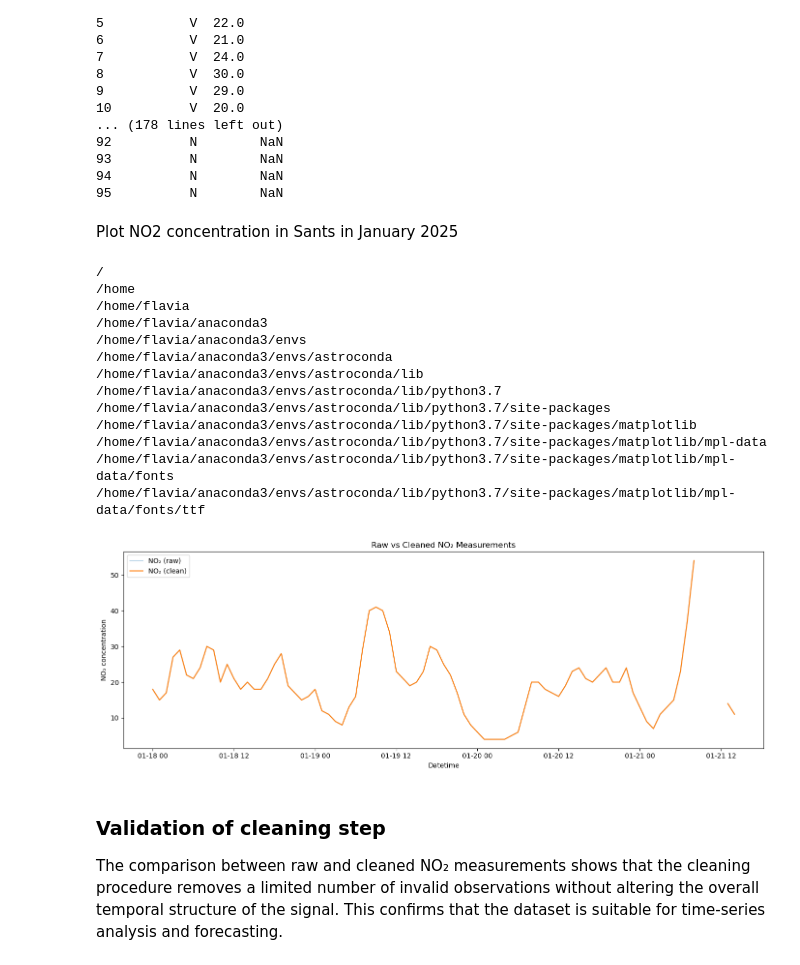
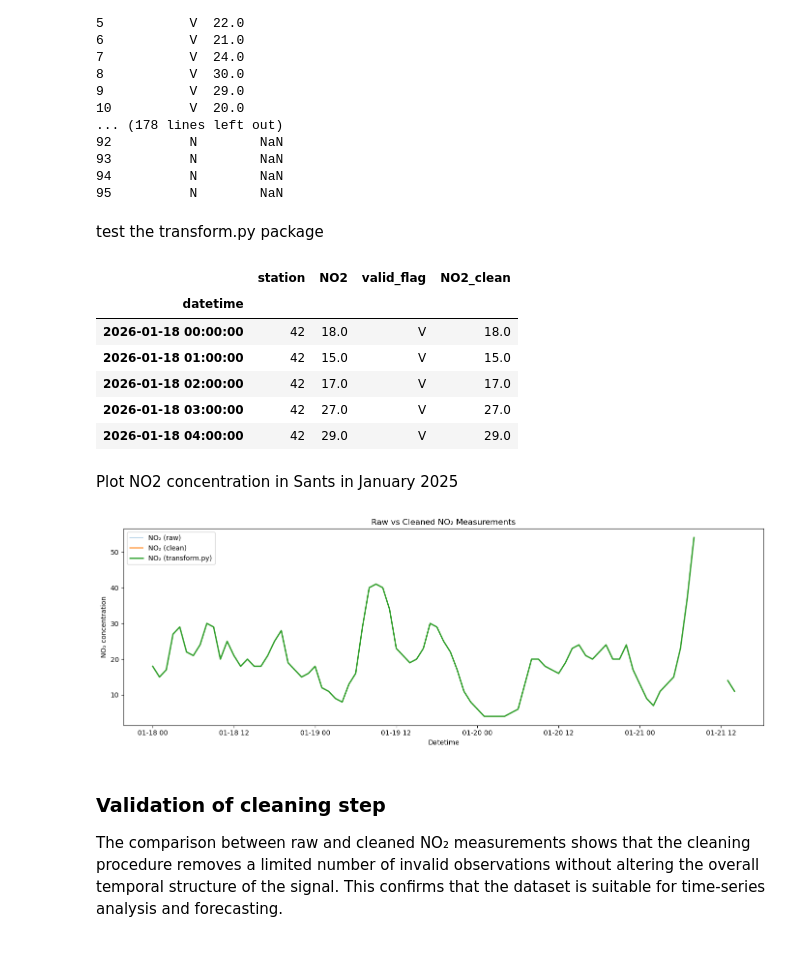
Before and after one commit to FlaviaAmadio/air-quality-forecasting, a Jupyter notebook: notebooks/01_eda.ipynb, the cells around one changed output. Cells and saved outputs as stored; diff of their text form; code cells hidden in the pictures.

Commit message:
making the first step of data reshaping package ready with transform.py

```diff
--- a/notebooks/01_eda.ipynb
+++ b/notebooks/01_eda.ipynb
@@ -207,47 +207,63 @@ print(df_long[['valid_flag', 'NO2_clean']].to_string(index=True))
 93          N        NaN
 94          N        NaN
 95          N        NaN
+# %% [markdown]
+test the transform.py package
+# %%
+import pandas as pd
+from src.transform import make_clean_no2_timeseries
+
+df = pd.read_csv("../data/air_quality.csv")
+
+df_ts = make_clean_no2_timeseries(
+    df,
+    station_id=42,
+    pollutant_code=8,
+)
+
+df_ts.head()
+# %% [output]
+|  | station | NO2 | valid_flag | NO2_clean |
+| datetime |  |  |  |  |
+| 2026-01-18 00:00:00 | 42 | 18.0 | V | 18.0 |
+| 2026-01-18 01:00:00 | 42 | 15.0 | V | 15.0 |
+| 2026-01-18 02:00:00 | 42 | 17.0 | V | 17.0 |
+| 2026-01-18 03:00:00 | 42 | 27.0 | V | 27.0 |
+| 2026-01-18 04:00:00 | 42 | 29.0 | V | 29.0 |
 # %% [markdown]
 Plot NO2 concentration in Sants in January 2025
 # %%
 plt.figure(figsize=(14, 5))
 
 plt.plot(
     df_long['datetime'],
     df_long['NO2'],
     label='NO₂ (raw)',
     alpha=0.3
 )
 
 plt.plot(
     df_long['datetime'],
     df_long['NO2_clean'],
     label='NO₂ (clean)',
     linewidth=1.5
 )
+plt.plot(
+    df_long['datetime'],
+    df_ts['NO2_clean'],
+    label='NO₂ (transform.py)',
+    linewidth=2.0
+)
 
 plt.xlabel('Datetime')
 plt.ylabel('NO₂ concentration')
 plt.title('Raw vs Cleaned NO₂ Measurements')
 plt.legend()
 
 plt.tight_layout()
 plt.show()
 # %% [output]
-/
-/home
-/home/flavia
-/home/flavia/anaconda3
-/home/flavia/anaconda3/envs
-/home/flavia/anaconda3/envs/astroconda
-/home/flavia/anaconda3/envs/astroconda/lib
-/home/flavia/anaconda3/envs/astroconda/lib/python3.7
-/home/flavia/anaconda3/envs/astroconda/lib/python3.7/site-packages
-/home/flavia/anaconda3/envs/astroconda/lib/python3.7/site-packages/matplotlib
-/home/flavia/anaconda3/envs/astroconda/lib/python3.7/site-packages/matplotlib/mpl-data
-/home/flavia/anaconda3/envs/astroconda/lib/python3.7/site-packages/matplotlib/mpl-data/fonts
-/home/flavia/anaconda3/envs/astroconda/lib/python3.7/site-packages/matplotlib/mpl-data/fonts/ttf
-[figure, old version]
+[figure, new version]
 # %% [markdown]
 ### Validation of cleaning step
 
```
Also changed, not shown: parts of 33 cells of this notebook, 9 other files.
